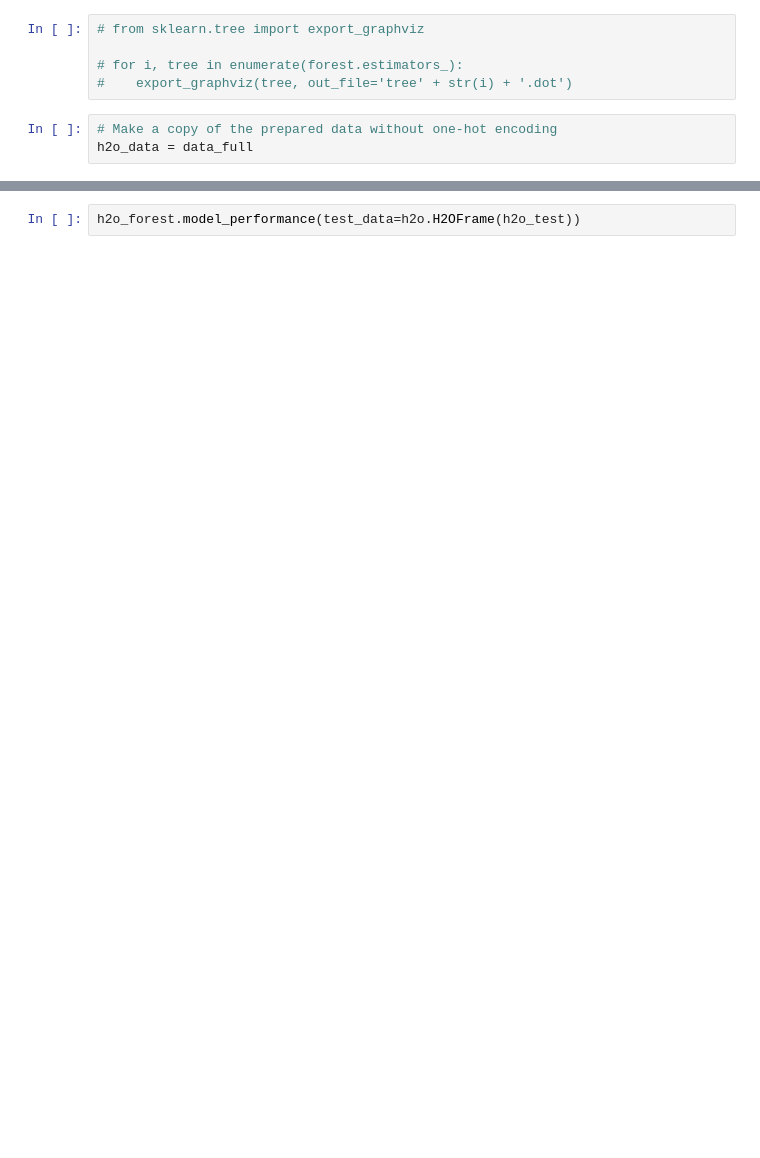
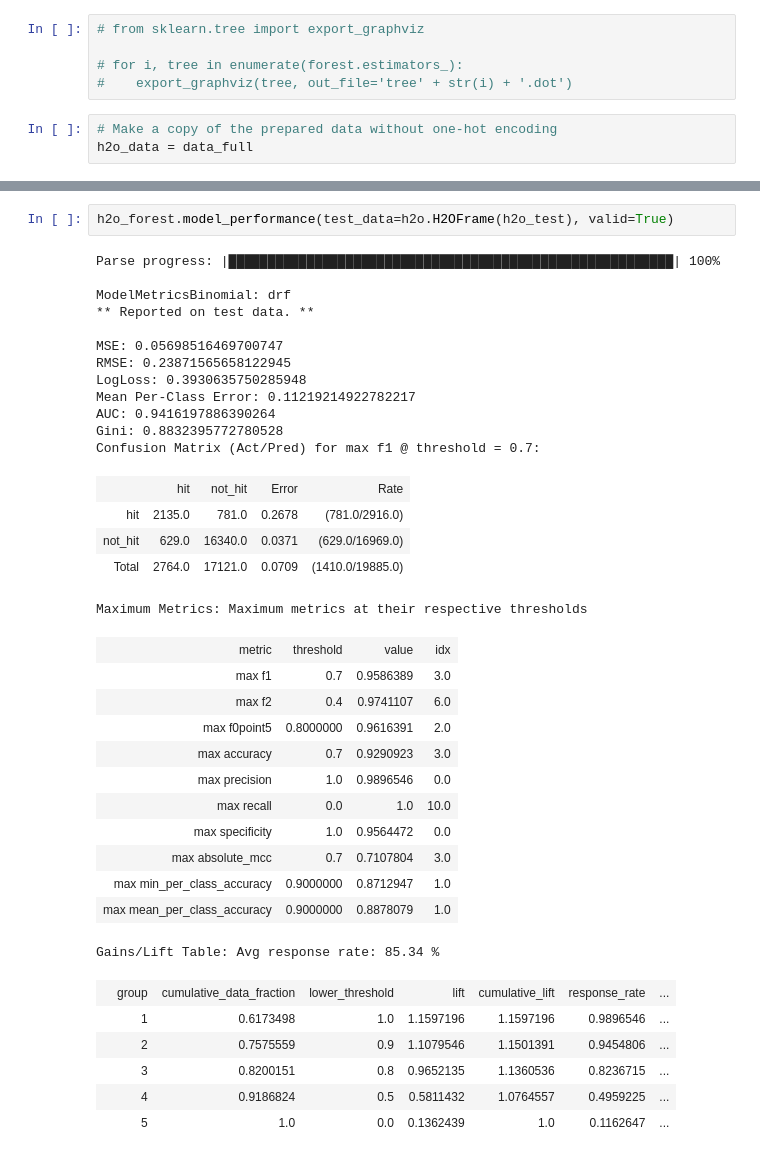
Before and after one commit to AndrewYinLi/machine-learning-baseball, a Jupyter notebook: random_forest.ipynb, the cells around one changed output, grey strips where cells are left out. Saved outputs shown, nothing was run; the diff lists cells and outputs as text; blank space fills up the shorter version.

```diff
--- a/random_forest.ipynb
+++ b/random_forest.ipynb
@@ -795,2 +907,38 @@ h2o_forest.train(x=list(np.concatenate((discrete_attrs, continuous_attrs))), y='
 # %%
-h2o_forest.model_performance(test_data=h2o.H2OFrame(h2o_test))
+h2o_forest.model_performance(test_data=h2o.H2OFrame(h2o_test), valid=True)
+# %% [output]
+Parse progress: |█████████████████████████████████████████████████████████| 100%
+
+ModelMetricsBinomial: drf
+** Reported on test data. **
+
+MSE: 0.05698516469700747
+RMSE: 0.23871565658122945
+LogLoss: 0.3930635750285948
+Mean Per-Class Error: 0.11219214922782217
+AUC: 0.9416197886390264
+Gini: 0.8832395772780528
+Confusion Matrix (Act/Pred) for max f1 @ threshold = 0.7:
+|  | hit | not_hit | Error | Rate |
+| hit | 2135.0 | 781.0 | 0.2678 | (781.0/2916.0) |
+| not_hit | 629.0 | 16340.0 | 0.0371 | (629.0/16969.0) |
+| Total | 2764.0 | 17121.0 | 0.0709 | (1410.0/19885.0) |
+Maximum Metrics: Maximum metrics at their respective thresholds
+| metric | threshold | value | idx |
+| max f1 | 0.7 | 0.9586389 | 3.0 |
+| max f2 | 0.4 | 0.9741107 | 6.0 |
+| max f0point5 | 0.8000000 | 0.9616391 | 2.0 |
+| max accuracy | 0.7 | 0.9290923 | 3.0 |
+| max precision | 1.0 | 0.9896546 | 0.0 |
+| max recall | 0.0 | 1.0 | 10.0 |
+| max specificity | 1.0 | 0.9564472 | 0.0 |
+| max absolute_mcc | 0.7 | 0.7107804 | 3.0 |
+| max min_per_class_accuracy | 0.9000000 | 0.8712947 | 1.0 |
+| max mean_per_class_accuracy | 0.9000000 | 0.8878079 | 1.0 |
+Gains/Lift Table: Avg response rate: 85.34 %
+|  | group | cumulative_data_fraction | lower_threshold | lift | cumulative_lift | response_rate | ... |
+|  | 1 | 0.6173498 | 1.0 | 1.1597196 | 1.1597196 | 0.9896546 | ... |
+|  | 2 | 0.7575559 | 0.9 | 1.1079546 | 1.1501391 | 0.9454806 | ... |
+|  | 3 | 0.8200151 | 0.8 | 0.9652135 | 1.1360536 | 0.8236715 | ... |
+|  | 4 | 0.9186824 | 0.5 | 0.5811432 | 1.0764557 | 0.4959225 | ... |
+|  | 5 | 1.0 | 0.0 | 0.1362439 | 1.0 | 0.1162647 | ... |
```
Also changed, not shown: parts of 14 cells of this notebook.
